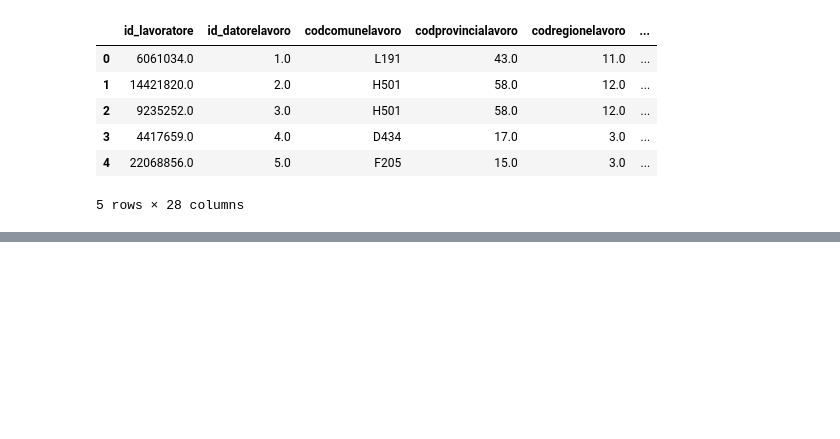
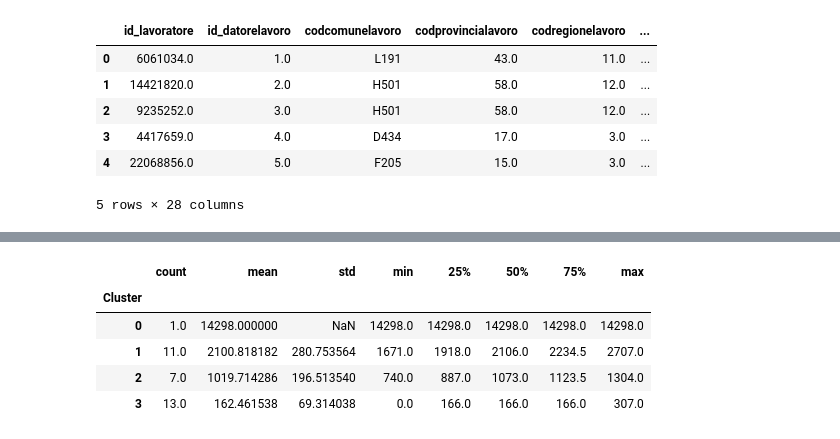
Before and after one commit to giorgiomondauto/TimeSeriesAnalysis, a Jupyter notebook: EDA.ipynb, the cells around one changed output, grey strips where cells are left out. Saved outputs shown, nothing was run; the diff lists cells and outputs as text; code cells hidden in the pictures; blank space fills up the shorter version.

Commit message:
steps till clustering

```diff
--- a/EDA.ipynb
+++ b/EDA.ipynb
@@ -59,0 +201,5 @@ Name: codmotivocessazioneco, dtype: int64
+# %%
+#find the recency in days and add it to tx_user
+tx_max_hire['difference_in_days'] = (tx_max_hire['latest_rapporto_datainizio'].max() - tx_max_hire['latest_rapporto_datainizio']).dt.days
+data_user = pd.merge(data_user, tx_max_hire[['id_datorelavoro','difference_in_days']], on='id_datorelavoro')
+data_user.head()
@@ -59,0 +213,6 @@ Name: codmotivocessazioneco, dtype: int64
+# %%
+#clustering for Recency
+from sklearn.cluster import KMeans
+kmeans = KMeans(n_clusters=4)
+kmeans.fit(data_user[['difference_in_days']])
+data_user['Cluster'] = kmeans.predict(data_user[['difference_in_days']])
@@ -59,0 +221,13 @@ Name: codmotivocessazioneco, dtype: int64
+# %%
+def order_cluster(cluster_field_name, target_field_name,df,ascending):
+    new_cluster_field_name = 'new_' + cluster_field_name
+    df_new = df.groupby(cluster_field_name)[target_field_name].mean().reset_index()
+    df_new = df_new.sort_values(by=target_field_name,ascending=ascending).reset_index(drop=True)
+    df_new['index'] = df_new.index
+    df_final = pd.merge(df,df_new[[cluster_field_name,'index']], on=cluster_field_name)
+    df_final = df_final.drop([cluster_field_name],axis=1)
+    df_final = df_final.rename(columns={"index":cluster_field_name})
+    return df_final
+# %%
+data_user = order_cluster('Cluster', 'difference_in_days_y',data_user,False)
+data_user.head()
@@ -59,0 +241,10 @@ Name: codmotivocessazioneco, dtype: int64
+# %%
+# cluster characteristics
+data_user.groupby('Cluster')['difference_in_days_y'].describe()
+# %% [output]
+|  | count | mean | std | min | 25% | 50% | 75% | max |
+| Cluster |  |  |  |  |  |  |  |  |
+| 0 | 1.0 | 14298.000000 | NaN | 14298.0 | 14298.0 | 14298.0 | 14298.0 | 14298.0 |
+| 1 | 11.0 | 2100.818182 | 280.753564 | 1671.0 | 1918.0 | 2106.0 | 2234.5 | 2707.0 |
+| 2 | 7.0 | 1019.714286 | 196.513540 | 740.0 | 887.0 | 1073.0 | 1123.5 | 1304.0 |
+| 3 | 13.0 | 162.461538 | 69.314038 | 0.0 | 166.0 | 166.0 | 166.0 | 307.0 |
```
Also changed, not shown: parts of 22 cells of this notebook.
